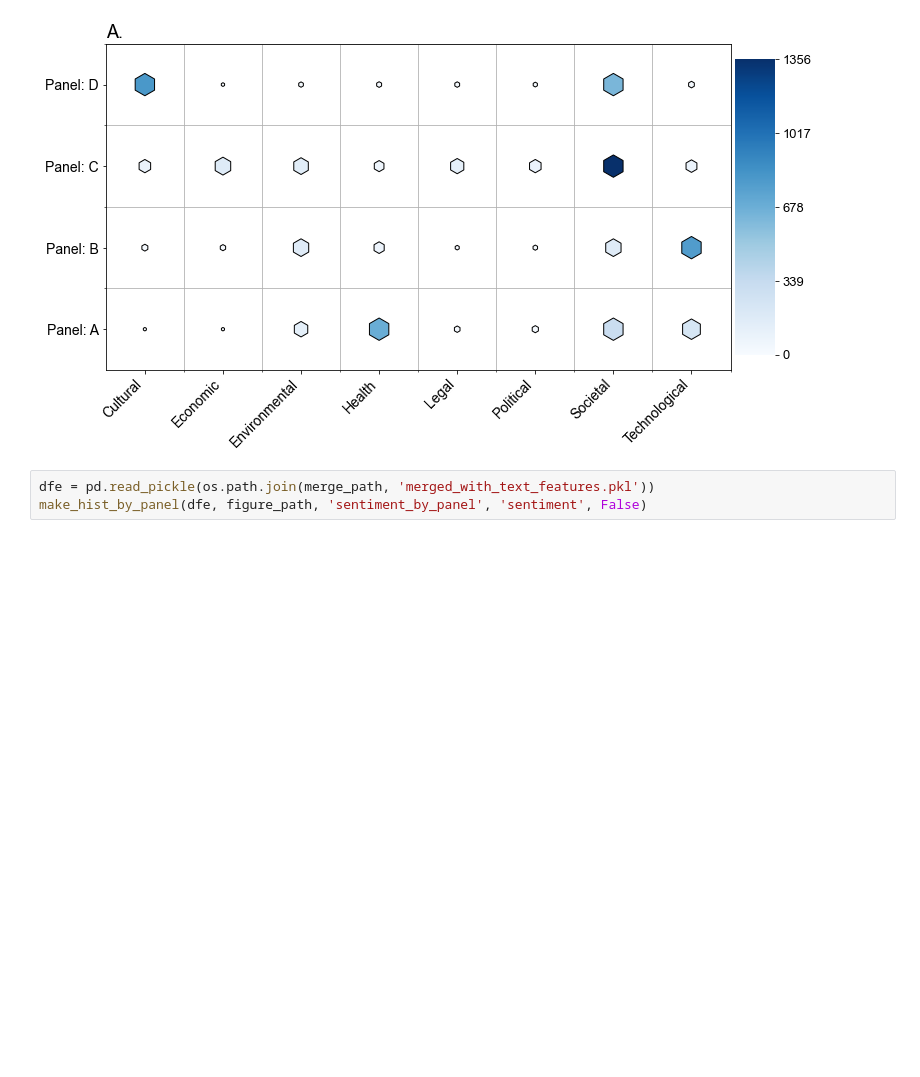
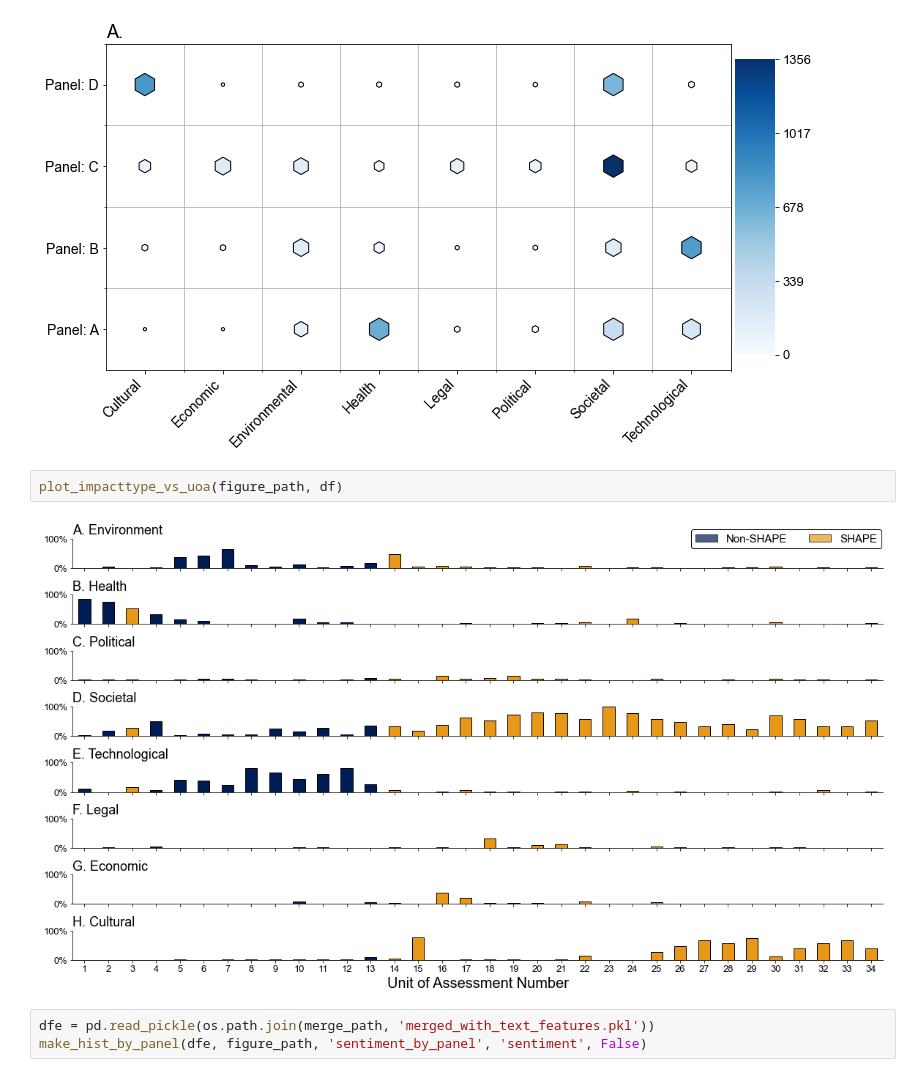
Before and after one commit to OxfordDemSci/ICS_Analysis, a Jupyter notebook: src/analysis/Analysis_Notebook.ipynb, the cells around one changed output. Saved outputs shown, nothing was run; the diff lists cells and outputs as text; blank space fills up the shorter version.

```diff
--- a/src/analysis/Analysis_Notebook.ipynb
+++ b/src/analysis/Analysis_Notebook.ipynb
@@ -115,6 +122,10 @@ heatmap(
 # %% [output]
 (12, 6)
 [figure]
+# %%
+plot_impacttype_vs_uoa(figure_path, df)
+# %% [output]
+[figure, added]
 # %%
 dfe = pd.read_pickle(os.path.join(merge_path, 'merged_with_text_features.pkl'))
 make_hist_by_panel(dfe, figure_path, 'sentiment_by_panel', 'sentiment', False)
```
Also changed, not shown: parts of 2 cells of this notebook, 14 other files.
